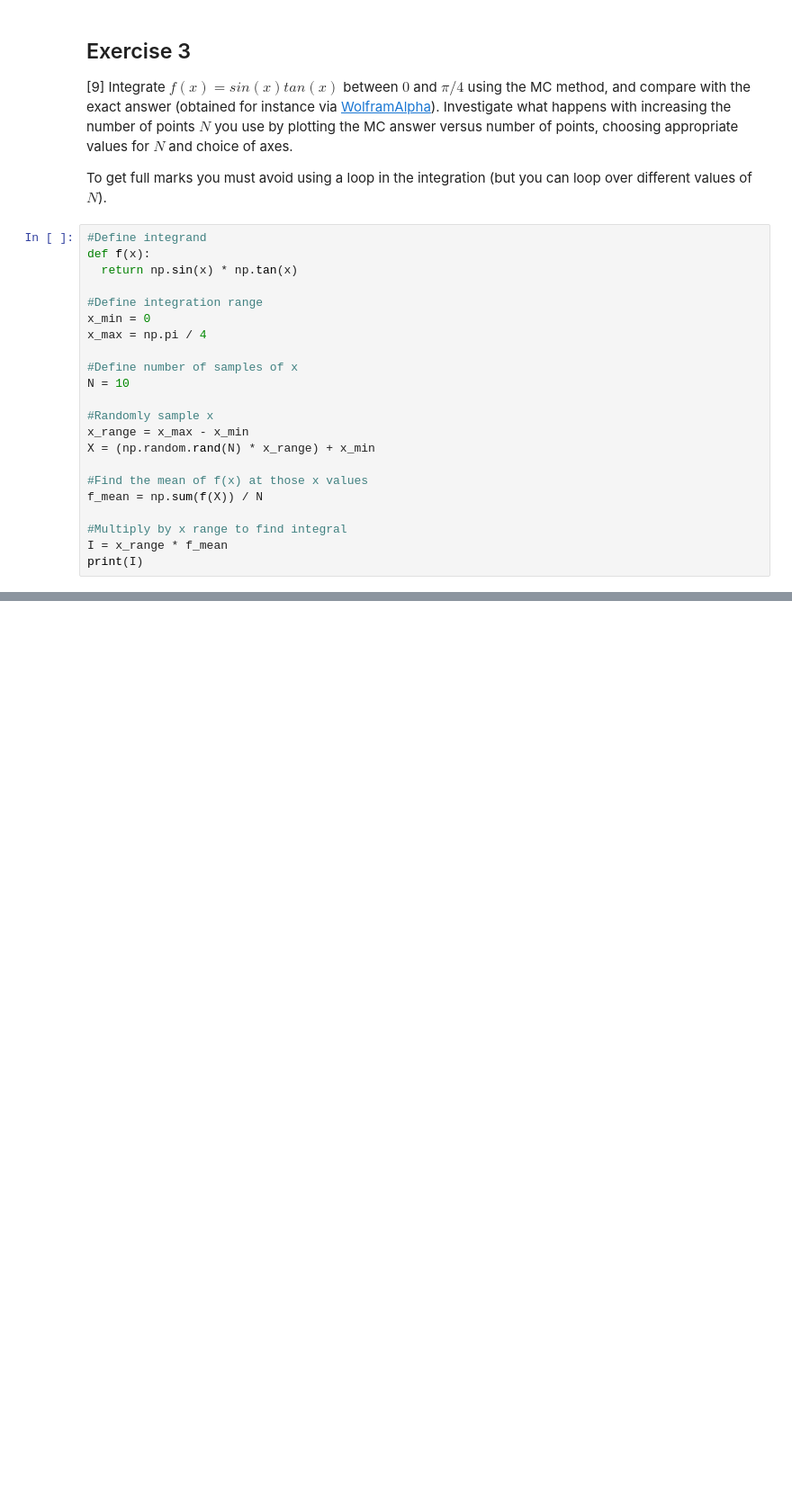
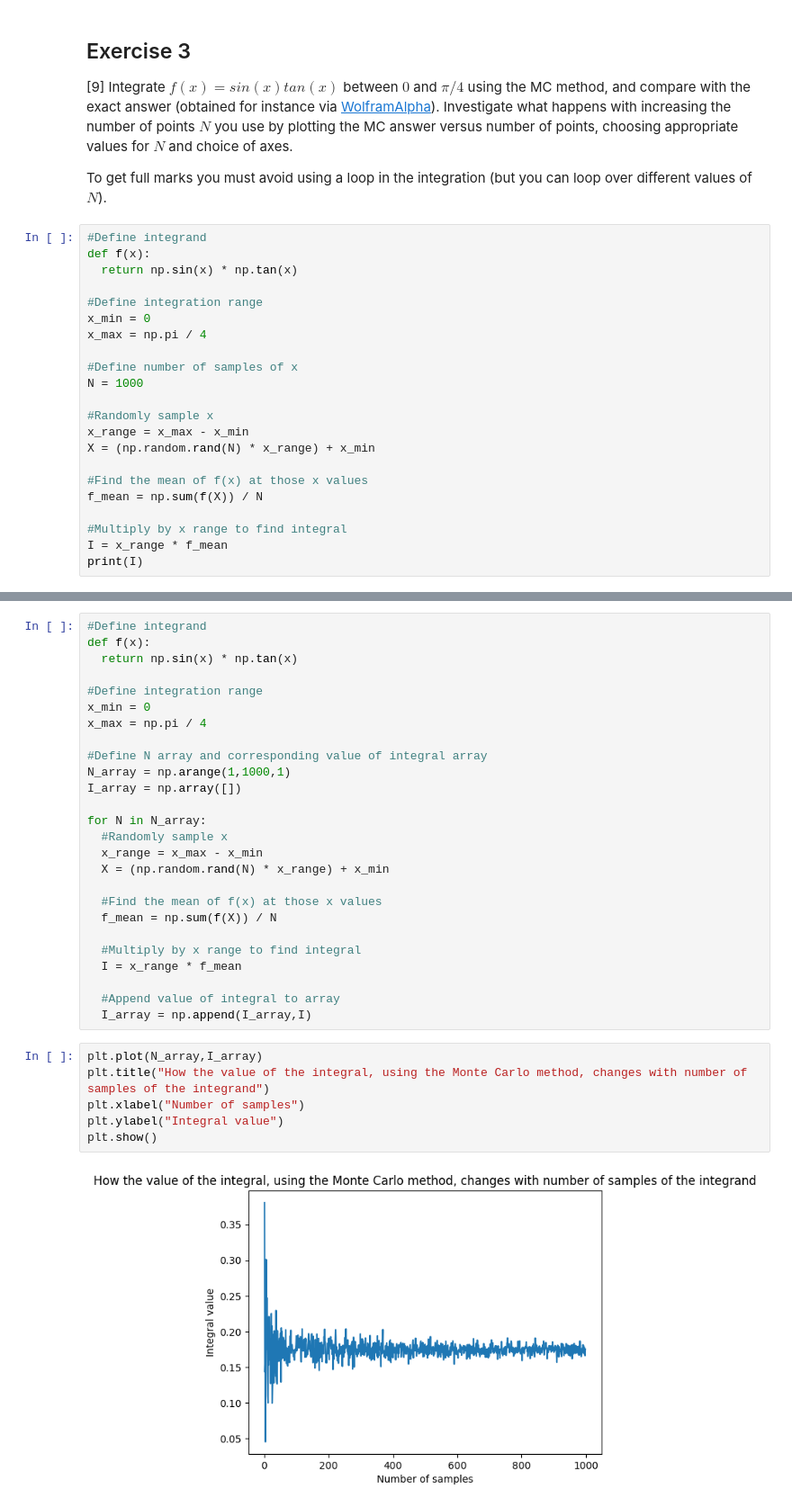
Before and after one commit to PX2145-2025/week-6-b-Morley-James, a Jupyter notebook: Monte_Carlo.ipynb, the cells around one changed output, grey strips where cells are left out. Shown at 90% size. Saved outputs shown, nothing was run; the diff lists cells and outputs as text; blank space fills up the shorter version.

```diff
--- a/Monte_Carlo.ipynb
+++ b/Monte_Carlo.ipynb
@@ -281,7 +287,7 @@ x_min = 0
 x_max = np.pi / 4
 
 #Define number of samples of x
-N = 10
+N = 1000
 
 #Randomly sample x
 x_range = x_max - x_min
@@ -300,0 +306,34 @@ def MC_integration:
+# %%
+#Define integrand
+def f(x):
+  return np.sin(x) * np.tan(x)
+
+#Define integration range
+x_min = 0
+x_max = np.pi / 4
+
+#Define N array and corresponding value of integral array
+N_array = np.arange(1,1000,1)
+I_array = np.array([])
+
+for N in N_array:
+  #Randomly sample x
+  x_range = x_max - x_min
+  X = (np.random.rand(N) * x_range) + x_min
+
+  #Find the mean of f(x) at those x values
+  f_mean = np.sum(f(X)) / N
+
+  #Multiply by x range to find integral
+  I = x_range * f_mean
+
+  #Append value of integral to array
+  I_array = np.append(I_array,I)
+# %%
+plt.plot(N_array,I_array)
+plt.title("How the value of the integral, using the Monte Carlo method, changes with number of samples of the integrand")
+plt.xlabel("Number of samples")
+plt.ylabel("Integral value")
+plt.show()
+# %% [output]
+[figure, added]
```
Also changed, not shown: parts of 11 cells of this notebook.
